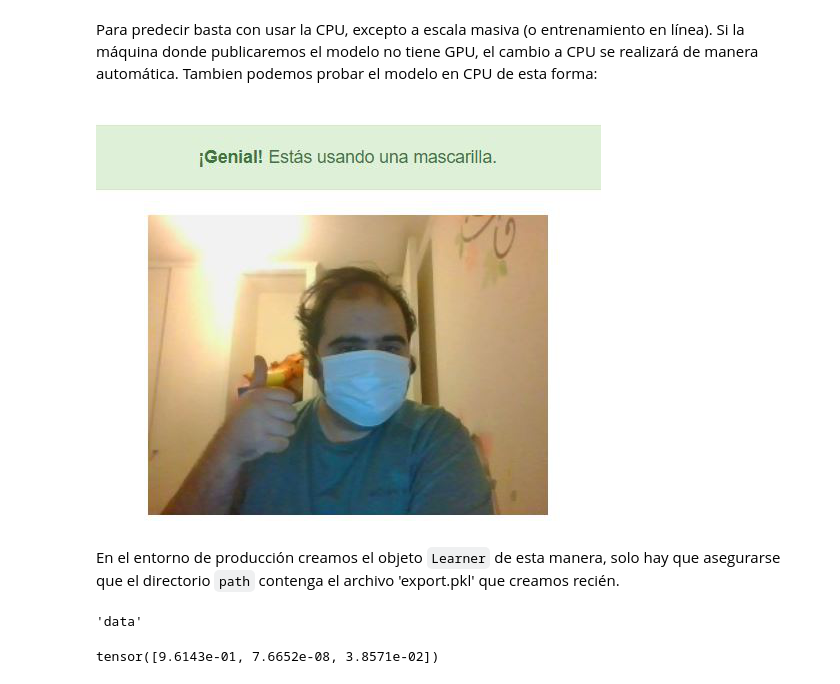
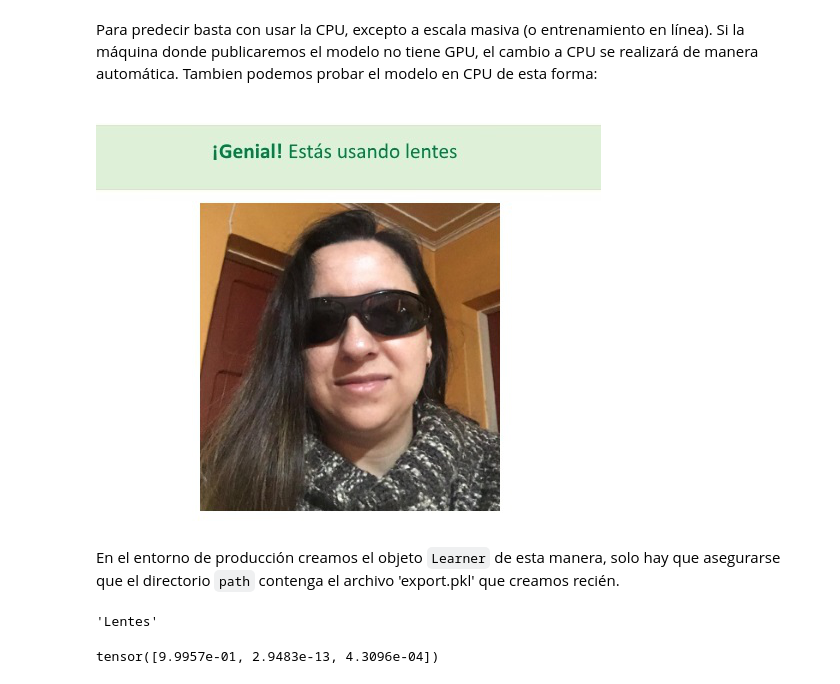
Before and after one commit to sportltda/productodatos_sport, a Jupyter notebook: notebooks/ejemplo_clasificador_fastai.ipynb, the cells around one changed output. Cells and saved outputs as stored; diff of their text form; code cells hidden in the pictures.

```diff
--- a/notebooks/ejemplo_clasificador_fastai.ipynb
+++ b/notebooks/ejemplo_clasificador_fastai.ipynb
@@ -186,10 +185,10 @@ Para predecir basta con usar la CPU, excepto a escala masiva (o entrenamiento en
 # %%
 defaults.device = torch.device('cpu')
 # %%
-img = open_image(path/'mascarilla.JPG')
+img = open_image(path/'lentes.JPG')
 img
 # %% [output]
-[figure, old version]
+[figure, new version]
 # %% [markdown]
 En el entorno de producción creamos el objeto `Learner` de esta manera, solo hay que asegurarse que el directorio `path` contenga el archivo 'export.pkl' que creamos recién.
 # %%
@@ -198,8 +197,8 @@ learn = load_learner(path)
 pred_class,pred_idx,outputs = learn.predict(img)
 str(pred_class)
 # %% [output]
-'data'
+'Lentes'
 # %%
 outputs
 # %% [output]
-tensor([9.6143e-01, 7.6652e-08, 3.8571e-02])
+tensor([9.9957e-01, 2.9483e-13, 4.3096e-04])
```
Also changed, not shown: parts of 11 cells of this notebook.
